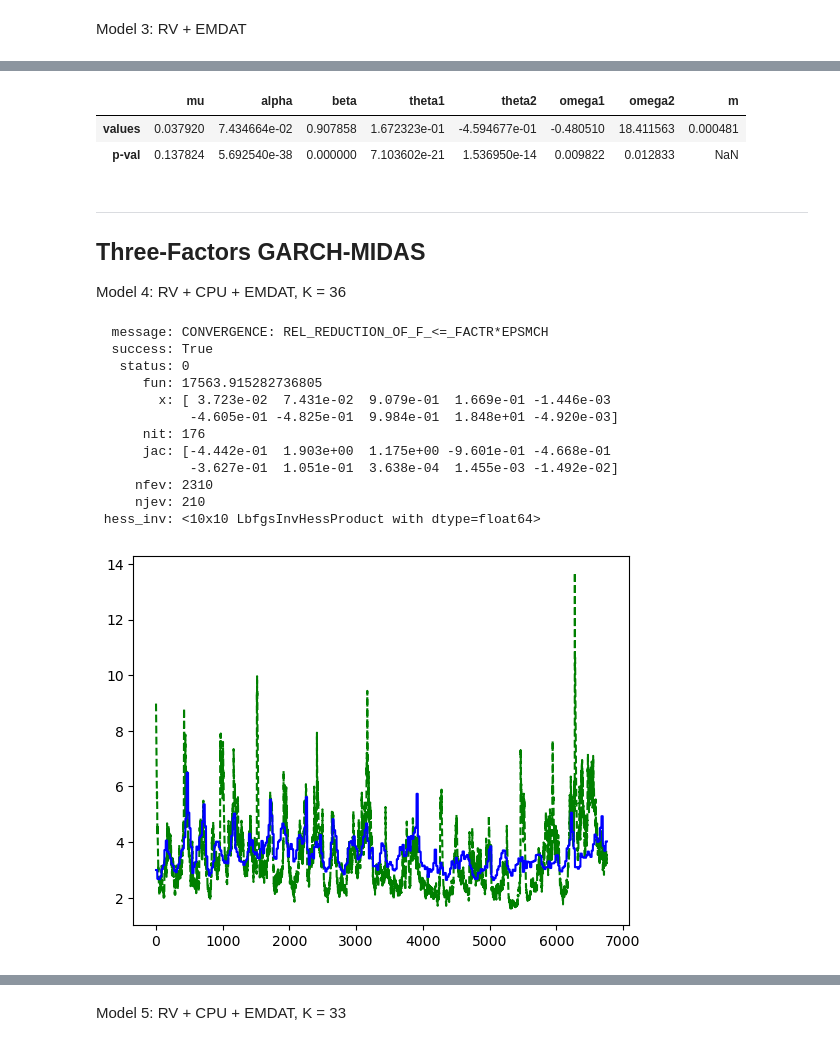
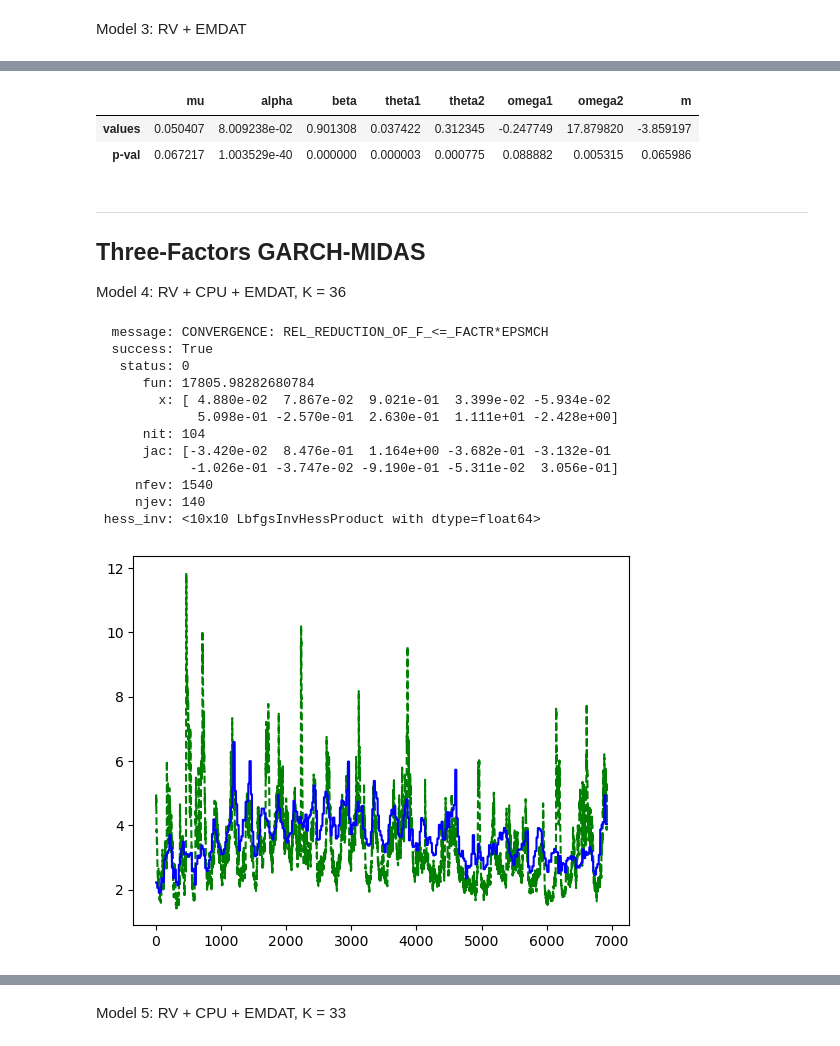
Before and after one commit to agarwgou/qf604, a Jupyter notebook: code/garch_midas.ipynb, the cells around one changed output, grey strips where cells are left out. Cells and saved outputs as stored; diff of their text form; code cells hidden in the pictures.

```diff
--- a/code/garch_midas.ipynb
+++ b/code/garch_midas.ipynb
@@ -502,6 +511,6 @@ results2
  hess_inv: <8x8 LbfgsInvHessProduct with dtype=float64>
 # %%
-loglik, logliks, e, tau, gt, ht, T =  GARCH_MIDAS(results2['x'], returns, (X1, X2), 36, get_tau=get_twofactor_tau, full_output=True)
+loglik, logliks, e, tau, gt, ht, T =  GARCH_MIDAS(results2['x'], returns_train, (X1_train, X2_train), 36, get_tau=get_twofactor_tau, full_output=True)
 
 # Plot
 t = np.array([t for t in range(T)])
@@ -524,7 +533,7 @@ Model 3: RV + EMDAT
 # %%
 # method='L-BFGS-B', \
 results3 = minimize(GARCH_MIDAS, x0=x0, method='L-BFGS-B',\
-                  args = (returns, (X1, X3), 36, get_twofactor_tau)) ## Limited Memory BFGS
+                  args = (returns_train, (X1_train, X3_train), 36, get_twofactor_tau)) ## Limited Memory BFGS
 
 results3
 # %% [output]
@@ -542,6 +551,6 @@ results3
  hess_inv: <8x8 LbfgsInvHessProduct with dtype=float64>
 # %%
-loglik, logliks, e, tau, gt, ht, T =  GARCH_MIDAS(results3['x'], returns, (X1, X3), 36, get_tau=get_twofactor_tau, full_output=True)
+loglik, logliks, e, tau, gt, ht, T =  GARCH_MIDAS(results3['x'], returns_train, (X1_train, X3_train), 36, get_tau=get_twofactor_tau, full_output=True)
 
 # Plot
 t = np.array([t for t in range(T)])
@@ -553,12 +562,12 @@ plt.show()
 summary_stats(GARCH_MIDAS,
               T,
               results3['x'],
-              (returns, (X1, X3), 36, get_twofactor_tau),
+              (returns_train, (X1_train, X3_train), 36, get_twofactor_tau),
               ['mu', 'alpha', 'beta', 'theta1', 'theta2', 'omega1', 'omega2','m'])
 # %% [output]
 |  | mu | alpha | beta | theta1 | theta2 | omega1 | omega2 | m |
-| values | 0.037920 | 7.434664e-02 | 0.907858 | 1.672323e-01 | -4.594677e-01 | -0.480510 | 18.411563 | 0.000481 |
-| p-val | 0.137824 | 5.692540e-38 | 0.000000 | 7.103602e-21 | 1.536950e-14 | 0.009822 | 0.012833 | NaN |
+| values | 0.050407 | 8.009238e-02 | 0.901308 | 0.037422 | 0.312345 | -0.247749 | 17.879820 | -3.859197 |
+| p-val | 0.067217 | 1.003529e-40 | 0.000000 | 0.000003 | 0.000775 | 0.088882 | 0.005315 | 0.065986 |
 # %% [markdown]
 ---
 ## Three-Factors GARCH-MIDAS
@@ -568,7 +577,7 @@ Model 4: RV + CPU + EMDAT, K = 36
 x0 = np.array([0.0005, 0.09, 0.90, 0.1, 0.1, 0.1, 1, 1, 1, -2])
 
 results4 = minimize(GARCH_MIDAS, x0=x0, method='L-BFGS-B',
-                  args = (returns, (X1, X2, X3),
+                  args = (returns_train, (X1_train, X2_train, X3_train),
                           36, get_threefactor_tau)) ## Limited Memory BFGS
 
 results4
@@ -576,24 +585,24 @@ results4
   message: CONVERGENCE: REL_REDUCTION_OF_F_<=_FACTR*EPSMCH
   success: True
    status: 0
-      fun: 17563.915282736805
-        x: [ 3.723e-02  7.431e-02  9.079e-01  1.669e-01 -1.446e-03
-            -4.605e-01 -4.825e-01  9.984e-01  1.848e+01 -4.920e-03]
-      nit: 176
-      jac: [-4.442e-01  1.903e+00  1.175e+00 -9.601e-01 -4.668e-01
-            -3.627e-01  1.051e-01  3.638e-04  1.455e-03 -1.492e-02]
-     nfev: 2310
-     njev: 210
+      fun: 17805.98282680784
+        x: [ 4.880e-02  7.867e-02  9.021e-01  3.399e-02 -5.934e-02
+             5.098e-01 -2.570e-01  2.630e-01  1.111e+01 -2.428e+00]
+      nit: 104
+      jac: [-3.420e-02  8.476e-01  1.164e+00 -3.682e-01 -3.132e-01
+            -1.026e-01 -3.747e-02 -9.190e-01 -5.311e-02  3.056e-01]
+     nfev: 1540
+     njev: 140
  hess_inv: <10x10 LbfgsInvHessProduct with dtype=float64>
 # %%
-loglik, logliks, e, tau, gt, ht, T =  GARCH_MIDAS(results4['x'], returns, (X1, X2, X3), 36, get_tau=get_threefactor_tau, full_output=True)
+loglik, logliks, e, tau, gt, ht, T =  GARCH_MIDAS(results4['x'], returns_train, (X1_train, X2_train, X3_train), 36, get_tau=get_threefactor_tau, full_output=True)
 
 # Plot
 t = np.array([t for t in range(T)])
 plt.plot(t, np.sqrt(ht), 'g--', np.sqrt(tau),'b-')
 plt.show()
 # %% [output]
-[figure, old version]
+[figure, new version]
 # %%
 summary_stats(GARCH_MIDAS,
               T,
```
Also changed, not shown: parts of 19 cells of this notebook, 4 other files.
